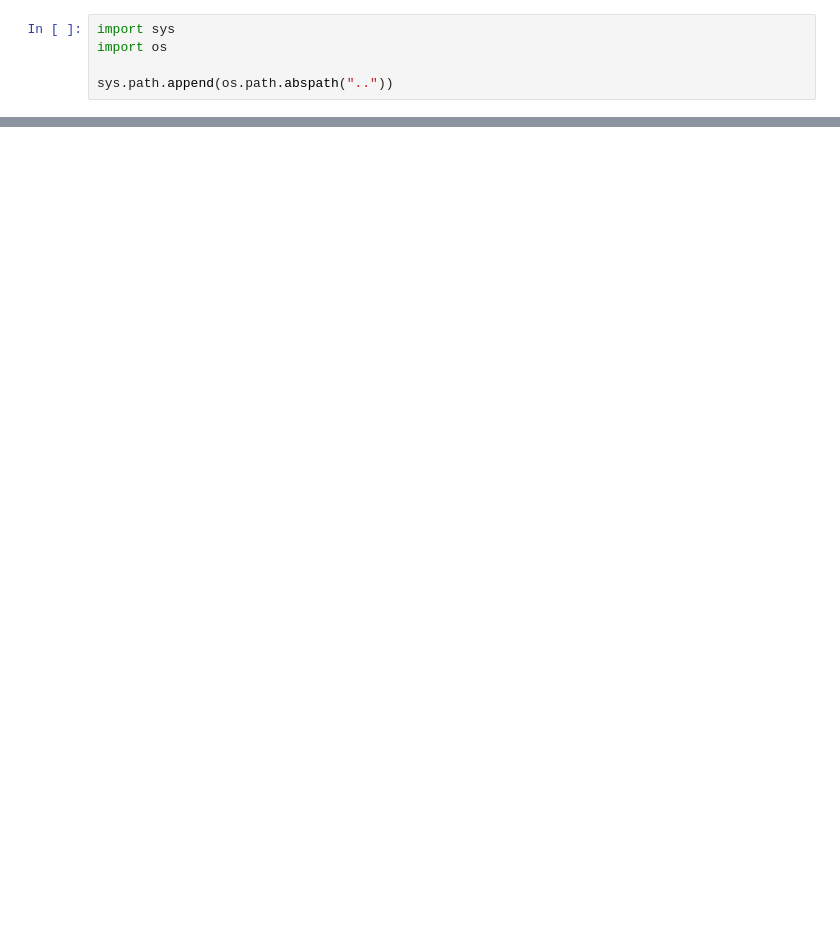
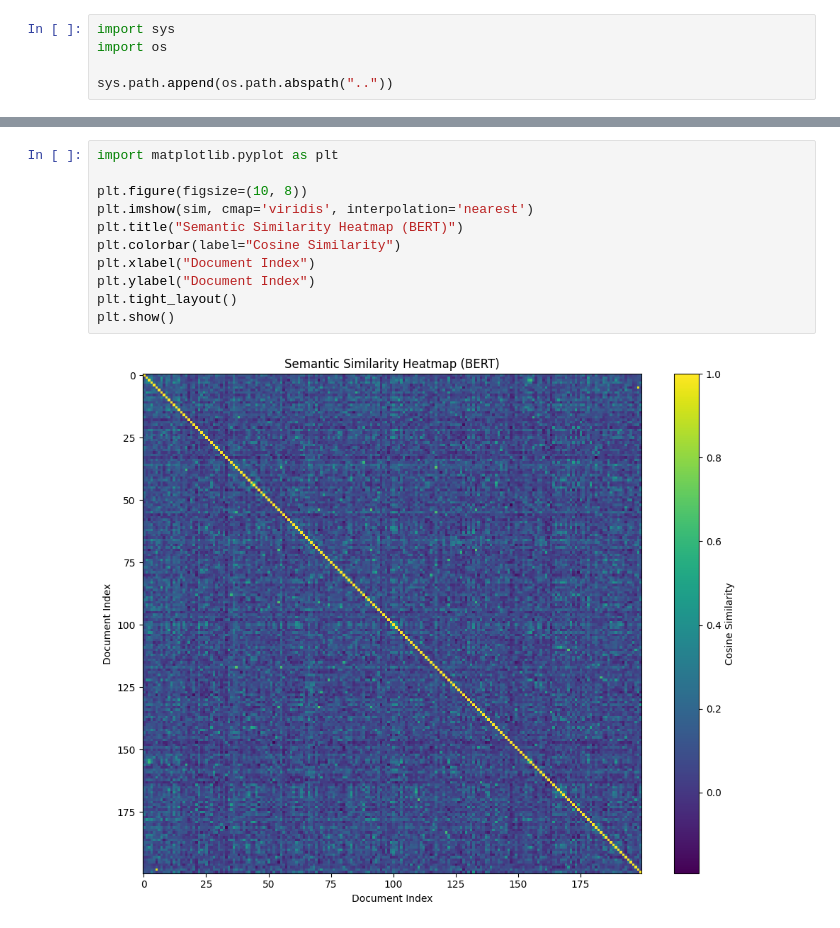
Before and after one commit to Mithrr/NLP_Graph_Community_Detection, a Jupyter notebook: notebooks/news_analysis.ipynb, the cells around one changed output, grey strips where cells are left out. Drawn from its saved outputs; the diff is of its cells as text; blank space fills up the shorter version.

```diff
--- a/notebooks/news_analysis.ipynb
+++ b/notebooks/news_analysis.ipynb
@@ -111,0 +90,13 @@ draw_graph(G, partition)
+# %%
+import matplotlib.pyplot as plt
+
+plt.figure(figsize=(10, 8))
+plt.imshow(sim, cmap='viridis', interpolation='nearest')
+plt.title("Semantic Similarity Heatmap (BERT)")
+plt.colorbar(label="Cosine Similarity")
+plt.xlabel("Document Index")
+plt.ylabel("Document Index")
+plt.tight_layout()
+plt.show()
+# %% [output]
+[figure, added]
```
Also changed, not shown: parts of 12 cells of this notebook, 2 other files.
